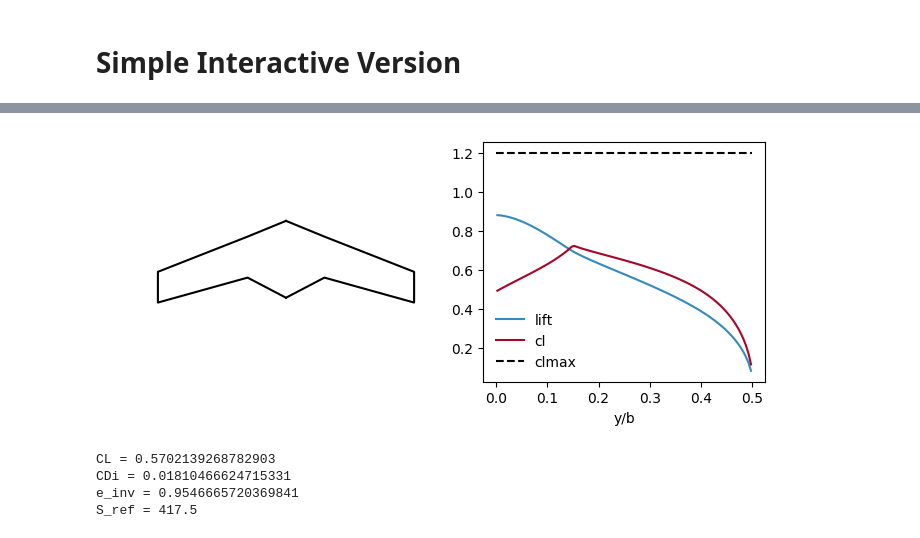
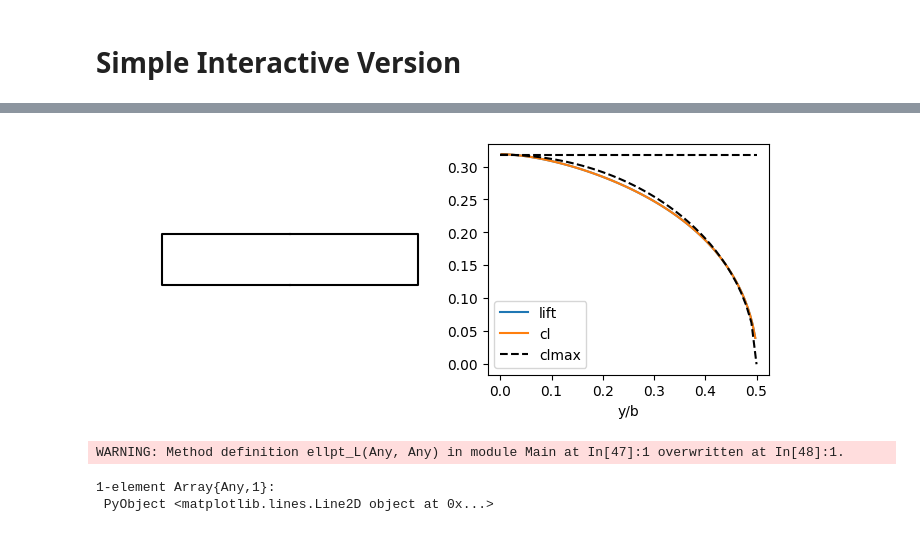
Before and after one commit to EdoAlvarezR/unstallable_me415, a Jupyter notebook: 415notebooksMOD/SimpleWingDesign.ipynb, the cells around one changed output, grey strips where cells are left out. Drawn from its saved outputs; the diff is of its cells as text; code cells hidden in the pictures.

```diff
--- a/415notebooksMOD/SimpleWingDesign.ipynb
+++ b/415notebooksMOD/SimpleWingDesign.ipynb
@@ -35,25 +28,28 @@ Interact.Options{:SelectionSlider,Any}(41: "input-21" = 10.0 Any ,"α",10.0,"10.
 # Simple (but more general geometry) Non-Interactive Version
 ![wing parameters](wing.svg)
 # %%
+ellpt_L(y_over_b, lmax) = lmax*sqrt(1-(2*y_over_b).^2)
 
 # ----- inputs ------
-chord = [15.0, 8, 6.0]
-θ = [3.0, 0.0, -3.0]
-Λ = [10.0, 20.0]
-χ = 0.3
-b = 50.0
-α = 8.0
-clmax = 1.2
+chord = [0.5, 0.5, 0.5]
+θ = [0.0, 0.0, -1.4]         # Twist
+Λ = [0.0, 0.0]             # Sweep
+χ = 0.01                      # Ratio of section lengths
+b = 2.5
+α = 4.2
+clmax = 0.318
 # --------------------
 f = figure(figsize=(8, 3))
 
 dimrun(b, χ, chord, θ, Λ, α, clmax)
+
+x = [xi for xi in 0:0.01:0.5]
+plot(x, ellpt_L(x, clmax), "--k", label="Elliptical distribution")
 # %% [output]
-[figure, old version]
+[figure, new version]
-CL = 0.5702139268782903
-CDi = 0.01810466624715331
-e_inv = 0.9546665720369841
-S_ref = 417.5
+WARNING: Method definition ellpt_L(Any, Any) in module Main at In[47]:1 overwritten at In[48]:1.
+1-element Array{Any,1}:
+ PyObject <matplotlib.lines.Line2D object at 0x...>
 # %%
 
 f = figure(figsize=(8, 3))
```
Also changed, not shown: parts of 3 cells of this notebook, 1 other file.
